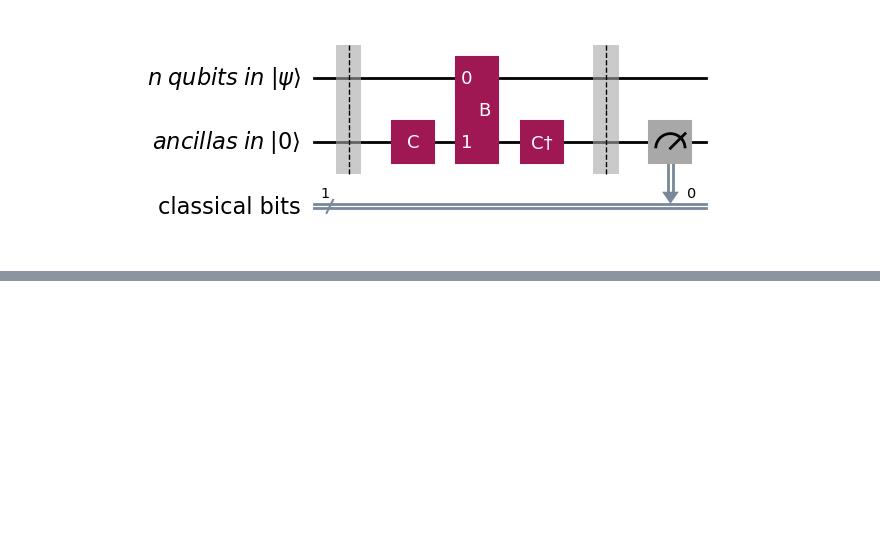
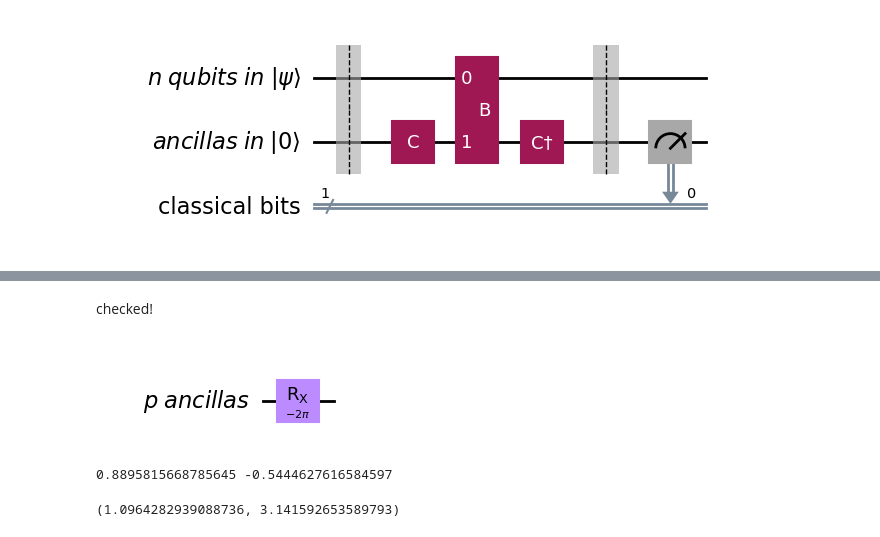
Before and after one commit to bin-wu-phys/QuantumSimulation, a Jupyter notebook: 04.Advanced.ipynb, the cells around one changed output, grey strips where cells are left out. Saved outputs shown, nothing was run; the diff lists cells and outputs as text; code cells hidden in the pictures; blank space fills up the shorter version.

```diff
--- a/04.Advanced.ipynb
+++ b/04.Advanced.ipynb
@@ -50,0 +187,7 @@ lcu.savefig('lcu.pdf')
+# %% [markdown]
+checked!
+# %%
+Z1 = Zcirc(np.pi)
+Z1.display()
+# %% [output]
+[figure, added]
@@ -50,0 +196,14 @@ lcu.savefig('lcu.pdf')
+# %%
+t = np.sqrt(2)
+
+norm = np.sqrt(j0(t)*j0(t) + 4.0*j1(t)*j1(t))
+
+theta = np.arccos(j0(t)/norm)
+chi1 = 0.0
+if j1(t)!=0.0:
+    print(np.sin(theta), -j1(t))
+    chi1 = 0.5*np.pi*( np.sign(np.sin(theta)) + np.sign(j1(t)))
+theta, chi1
+# %% [output]
+0.8895815668785645 -0.5444627616584597
+(1.0964282939088736, 3.141592653589793)
```
Also changed, not shown: parts of 30 cells of this notebook, 2 other files.
